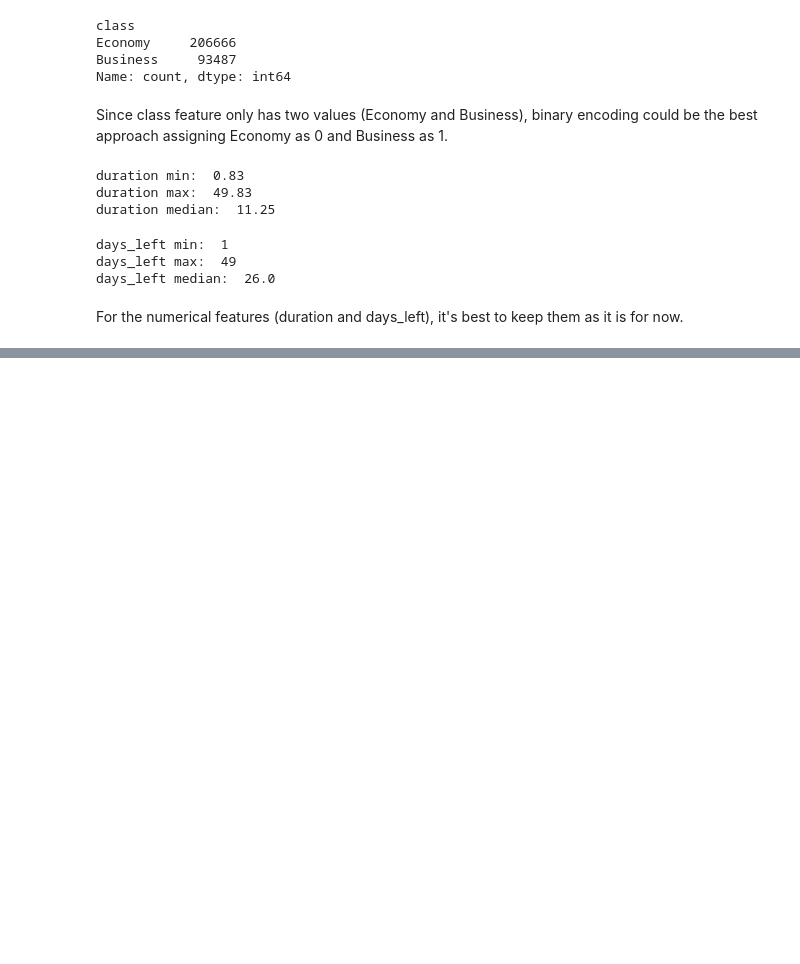
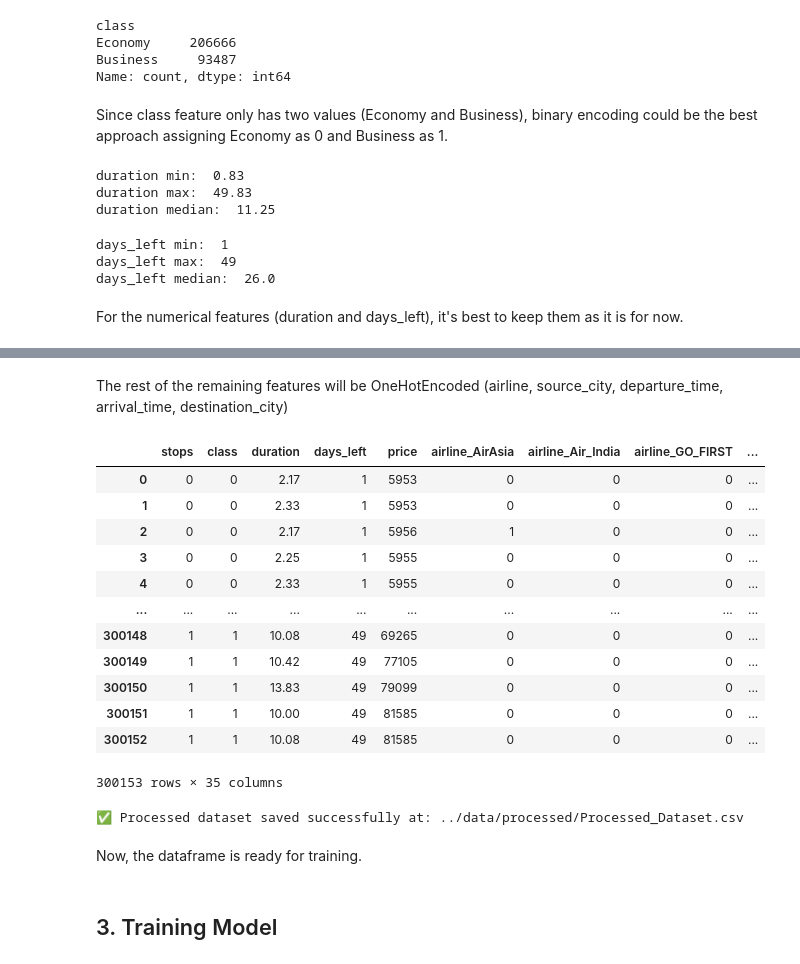
Before and after one commit to romemaliwat/Flight-Price-Prediction, a Jupyter notebook: notebooks/01_data_exploration.ipynb, the cells around one changed output, grey strips where cells are left out. Drawn from its saved outputs; the diff is of its cells as text; code cells hidden in the pictures; blank space fills up the shorter version.

Commit message:
Incorporating all the code into one notebook. Ready for 3. Preprocessing.

```diff
--- a/notebooks/01_data_exploration.ipynb
+++ b/notebooks/01_data_exploration.ipynb
@@ -133,0 +220,38 @@ For the numerical features (duration and days_left), it's best to keep them as i
+# %% [markdown]
+The rest of the remaining features will be OneHotEncoded (airline, source_city, departure_time, arrival_time, destination_city)
+# %%
+cols_to_one_hot = ['airline', 'source_city', 'departure_time', 'arrival_time', 'destination_city']
+def one_hot_encode(df, cols):
+    for col in cols:
+        dummies = pd.get_dummies(df[col], prefix = col, dtype = int)
+        df = df.drop(col, axis = 1).join(dummies)
+    return df
+
+df = one_hot_encode(df, cols_to_one_hot)
+pd.set_option('display.max_columns', None)
+df
+# %% [output]
+|  | stops | class | duration | days_left | price | airline_AirAsia | airline_Air_India | airline_GO_FIRST | ... |
+| 0 | 0 | 0 | 2.17 | 1 | 5953 | 0 | 0 | 0 | ... |
+| 1 | 0 | 0 | 2.33 | 1 | 5953 | 0 | 0 | 0 | ... |
+| 2 | 0 | 0 | 2.17 | 1 | 5956 | 1 | 0 | 0 | ... |
+| 3 | 0 | 0 | 2.25 | 1 | 5955 | 0 | 0 | 0 | ... |
+| 4 | 0 | 0 | 2.33 | 1 | 5955 | 0 | 0 | 0 | ... |
+| ... | ... | ... | ... | ... | ... | ... | ... | ... | ... |
+| 300148 | 1 | 1 | 10.08 | 49 | 69265 | 0 | 0 | 0 | ... |
+| 300149 | 1 | 1 | 10.42 | 49 | 77105 | 0 | 0 | 0 | ... |
+| 300150 | 1 | 1 | 13.83 | 49 | 79099 | 0 | 0 | 0 | ... |
+| 300151 | 1 | 1 | 10.00 | 49 | 81585 | 0 | 0 | 0 | ... |
+| 300152 | 1 | 1 | 10.08 | 49 | 81585 | 0 | 0 | 0 | ... |
+300153 rows × 35 columns
+# %%
+# Save the cleaned and encoded dataset
+df.to_csv("../data/processed/Processed_Dataset.csv", index=False)
+
+print("✅ Processed dataset saved successfully at: ../data/processed/Processed_Dataset.csv")
+# %% [output]
+✅ Processed dataset saved successfully at: ../data/processed/Processed_Dataset.csv
+# %% [markdown]
+Now, the dataframe is ready for training.
+# %% [markdown]
+## 3. Training Model
```
Also changed, not shown: parts of 10 cells of this notebook, 7 other files.
